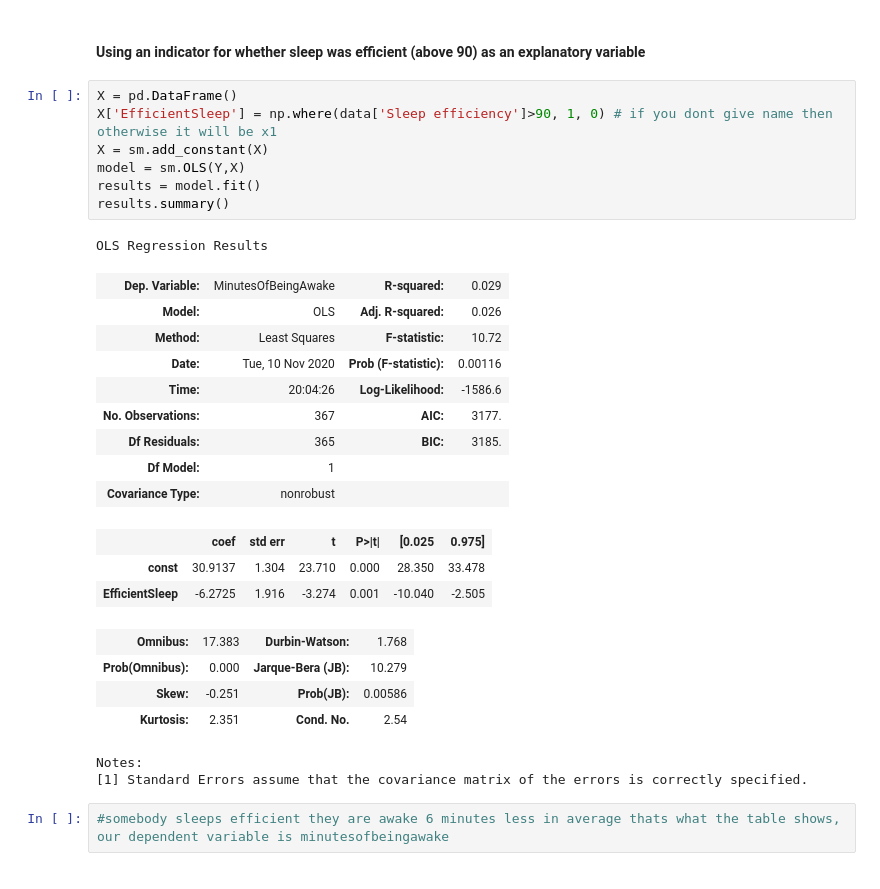
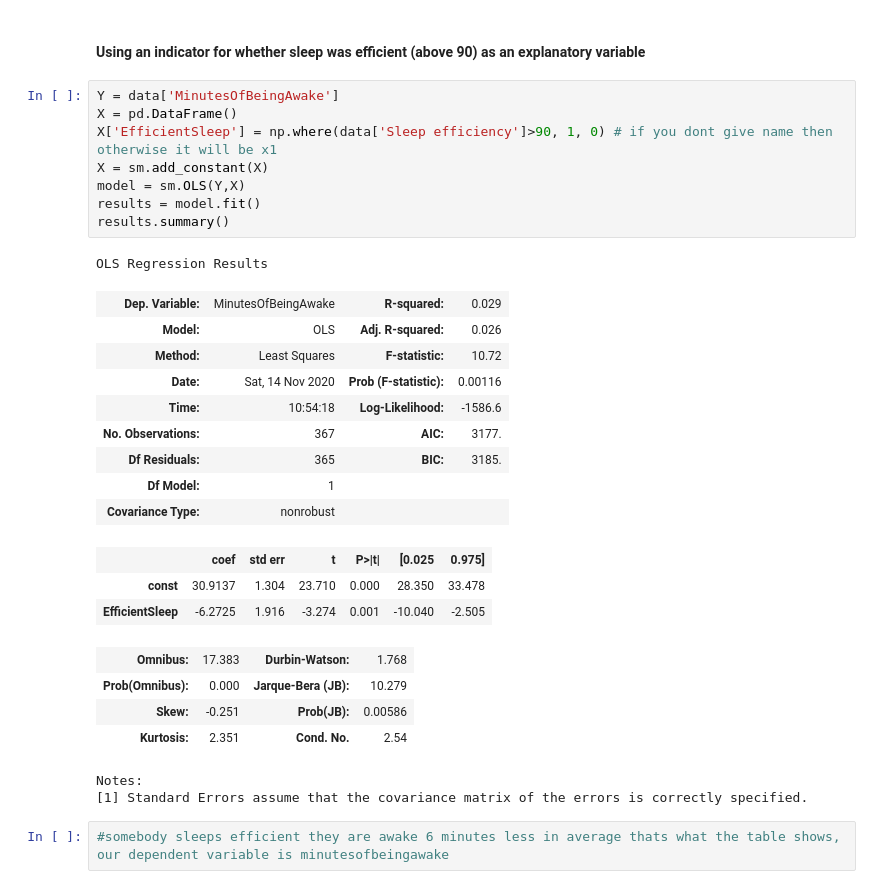
Before and after one commit to cabulut/data-pt-ber-08-20, a Jupyter notebook: Labs/module-2_labs/05_applied-analysis/02_lab-regression-analysis/regression-1011.ipynb, the cells around one changed output. Drawn from its saved outputs; the diff is of its cells as text.

```diff
--- a/Labs/module-2_labs/05_applied-analysis/02_lab-regression-analysis/regression-1011.ipynb
+++ b/Labs/module-2_labs/05_applied-analysis/02_lab-regression-analysis/regression-1011.ipynb
@@ -180,19 +190,20 @@ Name: Sleep efficiency, dtype: float64
 # %% [markdown]
 #### Using an indicator for whether sleep was efficient (above 90) as an explanatory variable
 # %%
+Y = data['MinutesOfBeingAwake']
 X = pd.DataFrame()
 X['EfficientSleep'] = np.where(data['Sleep efficiency']>90, 1, 0) # if you dont give name then otherwise it will be x1
 X = sm.add_constant(X)
 model = sm.OLS(Y,X)
 results = model.fit()
 results.summary()
 # %% [output]
 OLS Regression Results
 | Dep. Variable: | MinutesOfBeingAwake | R-squared: | 0.029 |
 | Model: | OLS | Adj. R-squared: | 0.026 |
 | Method: | Least Squares | F-statistic: | 10.72 |
-| Date: | Tue, 10 Nov 2020 | Prob (F-statistic): | 0.00116 |
-| Time: | 20:04:26 | Log-Likelihood: | -1586.6 |
+| Date: | Sat, 14 Nov 2020 | Prob (F-statistic): | 0.00116 |
+| Time: | 10:54:18 | Log-Likelihood: | -1586.6 |
 | No. Observations: | 367 | AIC: | 3177. |
 | Df Residuals: | 365 | BIC: | 3185. |
 | Df Model: | 1 |  |  |
```
Also changed, not shown: parts of 4 cells of this notebook, 6 other files.
